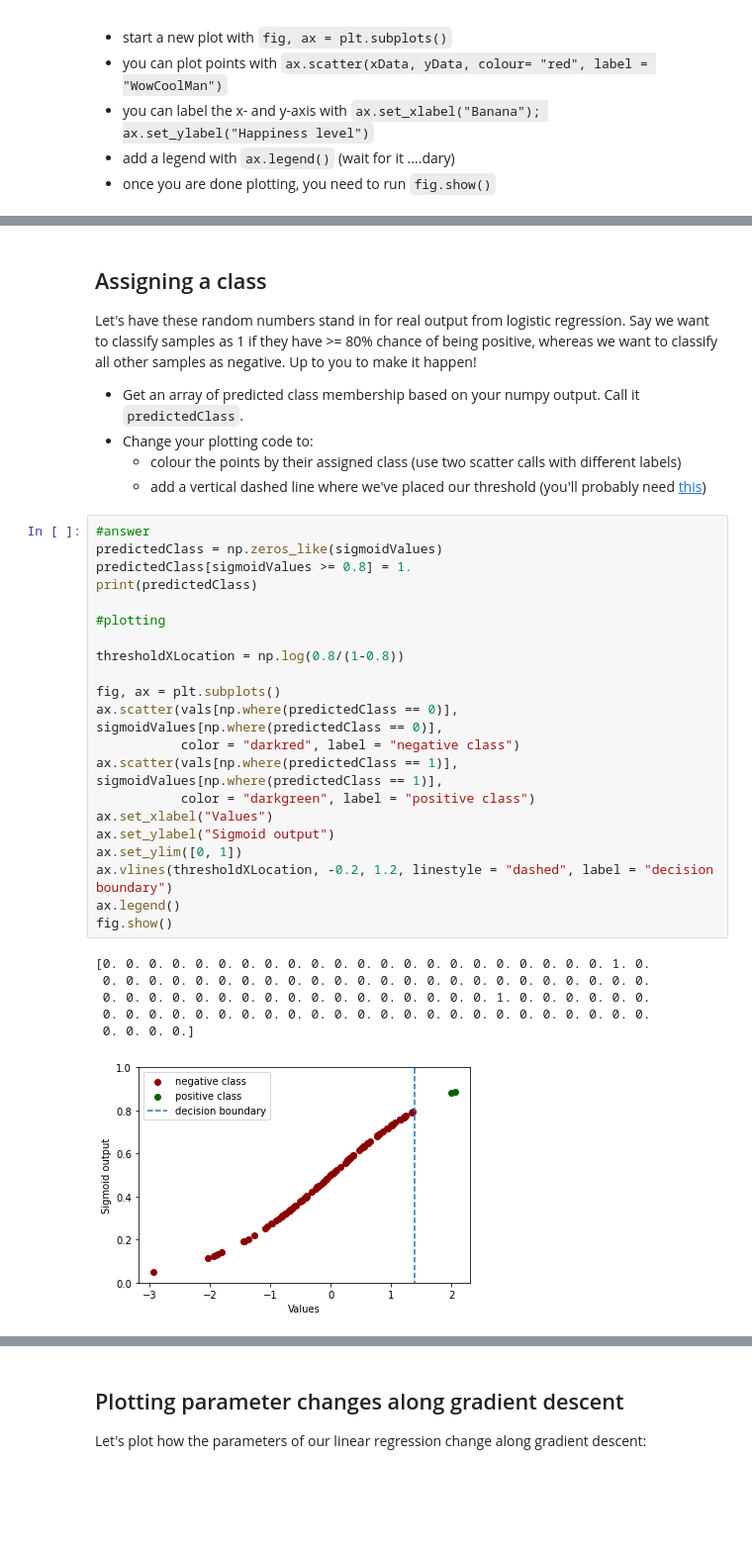
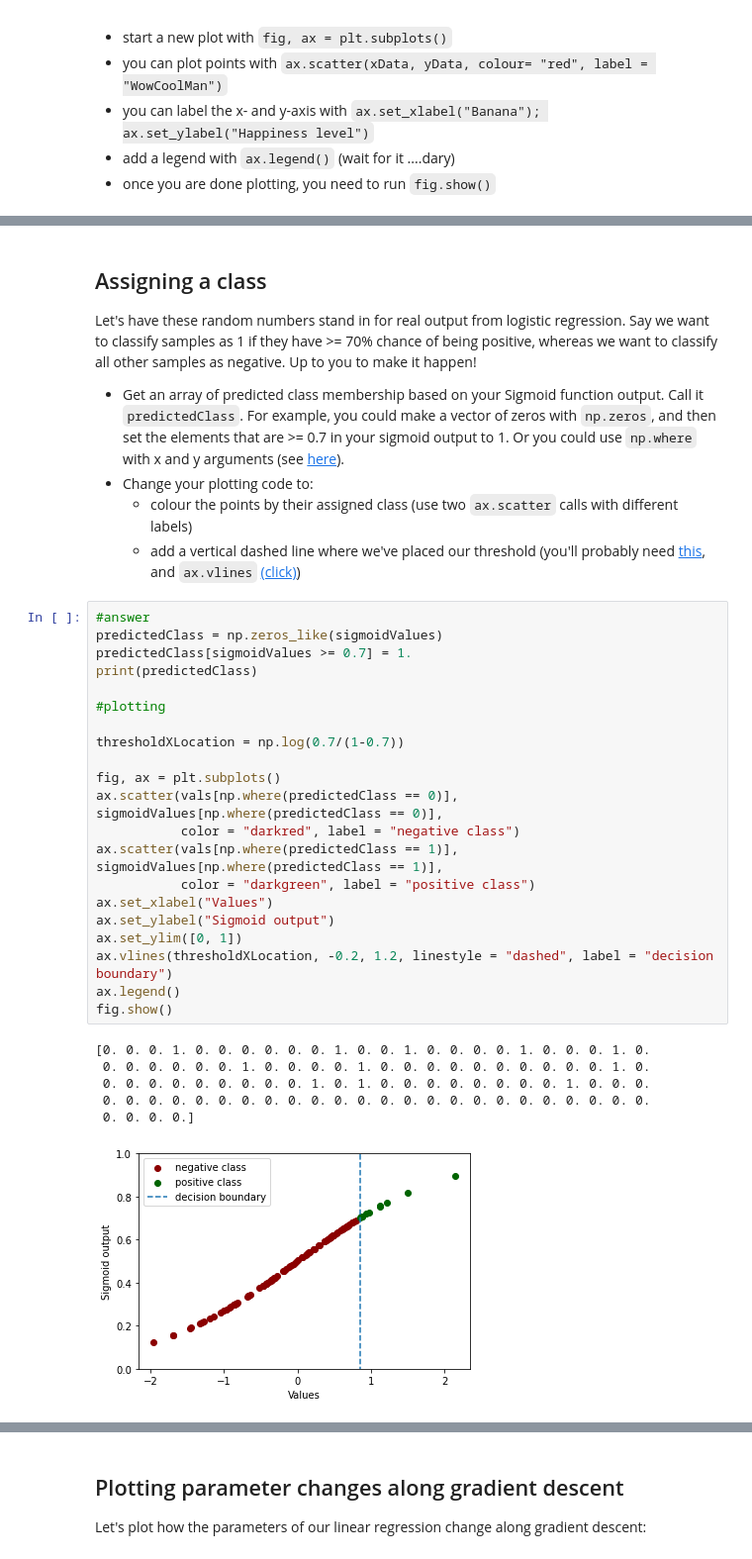
Before and after one commit to DieStok/Basic-Machine-Learning-for-Bioinformatics, a Jupyter notebook: Day2/Practical/PracticalMaterialDay2_ShortPractical1_Answers.ipynb, the cells around one changed output, grey strips where cells are left out. Shown at 99% size. Cells and saved outputs as stored; diff of their text form; blank space fills up the shorter version.

Commit message:
slight improvements based on feedback. Added test data for functions.

```diff
--- a/Day2/Practical/PracticalMaterialDay2_ShortPractical1_Answers.ipynb
+++ b/Day2/Practical/PracticalMaterialDay2_ShortPractical1_Answers.ipynb
@@ -48,40 +53,40 @@ fig.show()
 # %% [markdown]
 ## Assigning a class
 
-Let's have these random numbers stand in for real output from logistic regression. Say we want to classify samples as 1 if they have >= 80% chance of being positive, whereas we want to classify all other samples as negative. Up to you to make it happen!
+Let's have these random numbers stand in for real output from logistic regression. Say we want to classify samples as 1 if they have >= 70% chance of being positive, whereas we want to classify all other samples as negative. Up to you to make it happen!
 
-* Get an array of predicted class membership based on your numpy output. Call it `predictedClass`.
+* Get an array of predicted class membership based on your Sigmoid function output. Call it `predictedClass`. For example, you could make a vector of zeros with `np.zeros`, and then set the elements that are >= 0.7 in your sigmoid output to 1. Or you could use `np.where` with x and y arguments (see [here](https://numpy.org/doc/stable/reference/generated/numpy.where.html)).
 * Change your plotting code to:
-    * colour the points by their assigned class (use two scatter calls with different labels)
-    * add a vertical dashed line where we've placed our threshold (you'll probably need [this](https://stackoverflow.com/a/68087129))
+    * colour the points by their assigned class (use two `ax.scatter` calls with different labels)
+    * add a vertical dashed line where we've placed our threshold (you'll probably need [this](https://stackoverflow.com/a/68087129), and `ax.vlines` [(click)](https://matplotlib.org/stable/api/_as_gen/matplotlib.axes.Axes.vlines.html))
 # %%
 #answer
 predictedClass = np.zeros_like(sigmoidValues)
-predictedClass[sigmoidValues >= 0.8] = 1.
+predictedClass[sigmoidValues >= 0.7] = 1.
 print(predictedClass)
 
 #plotting
 
-thresholdXLocation = np.log(0.8/(1-0.8))
+thresholdXLocation = np.log(0.7/(1-0.7))
 
 fig, ax = plt.subplots()
 ax.scatter(vals[np.where(predictedClass == 0)], sigmoidValues[np.where(predictedClass == 0)],
            color = "darkred", label = "negative class")
 ax.scatter(vals[np.where(predictedClass == 1)], sigmoidValues[np.where(predictedClass == 1)],
            color = "darkgreen", label = "positive class")
 ax.set_xlabel("Values")
 ax.set_ylabel("Sigmoid output")
 ax.set_ylim([0, 1])
 ax.vlines(thresholdXLocation, -0.2, 1.2, linestyle = "dashed", label = "decision boundary")
 ax.legend()
 fig.show()
 # %% [output]
-[0. 0. 0. 0. 0. 0. 0. 0. 0. 0. 0. 0. 0. 0. 0. 0. 0. 0. 0. 0. 0. 0. 1. 0.
- 0. 0. 0. 0. 0. 0. 0. 0. 0. 0. 0. 0. 0. 0. 0. 0. 0. 0. 0. 0. 0. 0. 0. 0.
- 0. 0. 0. 0. 0. 0. 0. 0. 0. 0. 0. 0. 0. 0. 0. 0. 0. 1. 0. 0. 0. 0. 0. 0.
+[0. 0. 0. 1. 0. 0. 0. 0. 0. 0. 1. 0. 0. 1. 0. 0. 0. 0. 1. 0. 0. 0. 1. 0.
+ 0. 0. 0. 0. 0. 0. 1. 0. 0. 0. 0. 1. 0. 0. 0. 0. 0. 0. 0. 0. 0. 0. 1. 0.
+ 0. 0. 0. 0. 0. 0. 0. 0. 0. 1. 0. 1. 0. 0. 0. 0. 0. 0. 0. 0. 1. 0. 0. 0.
  0. 0. 0. 0. 0. 0. 0. 0. 0. 0. 0. 0. 0. 0. 0. 0. 0. 0. 0. 0. 0. 0. 0. 0.
  0. 0. 0. 0.]
-[figure, old version]
+[figure, new version]
 # %% [markdown]
 ## Running logistic regression
 
```
Also changed, not shown: parts of 14 cells of this notebook, 1 other file.
